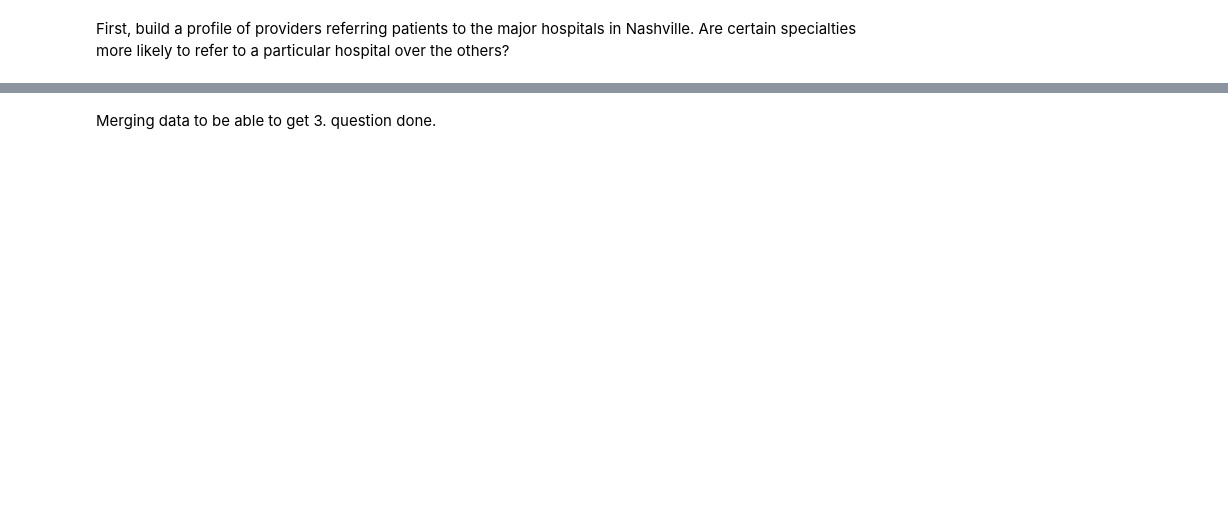
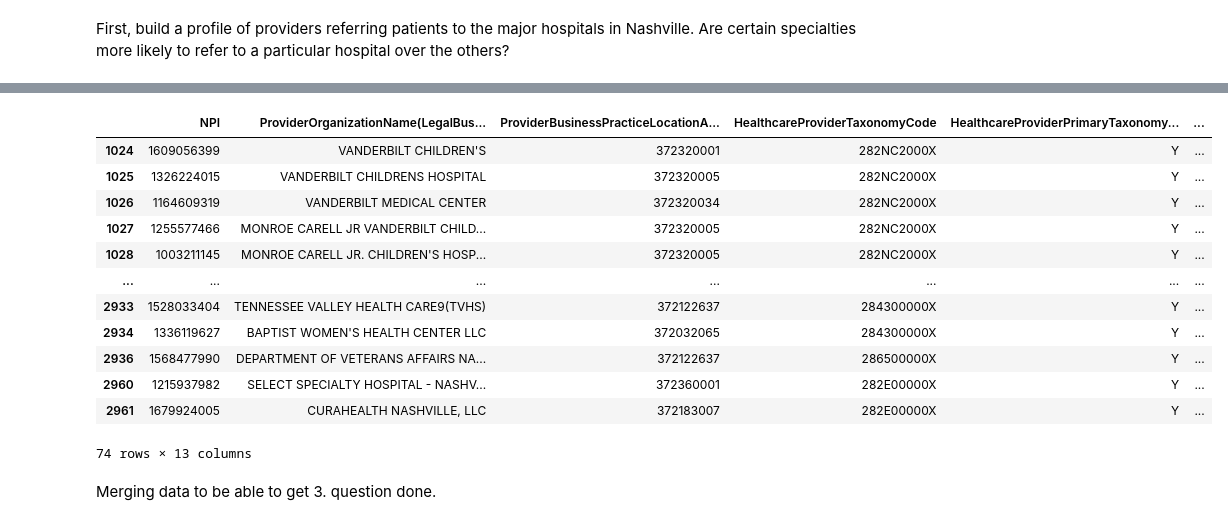
Before and after one commit to nss-data-science-cohort-6/hop_team-double-eagle-ii, a Jupyter notebook: Analysis_AC.ipynb, the cells around one changed output, grey strips where cells are left out. Drawn from its saved outputs; the diff is of its cells as text; code cells hidden in the pictures; blank space fills up the shorter version.

```diff
--- a/Analysis_AC.ipynb
+++ b/Analysis_AC.ipynb
@@ -50,7 +110,21 @@ taxonomy_nucc
 # %%
-provider = pd.DataFrame(provider_sqlite)
+provider = pd.DataFrame(provider)
 provider = provider.merge(taxonomy_nucc, left_on = "HealthcareProviderTaxonomyCode", right_on = "Code")
 provider_hospitals = provider[provider['Grouping'] == 'Hospitals']
 provider_hospitals
+# %% [output]
+|  | NPI | ProviderOrganizationName(LegalBus... | ProviderBusinessPracticeLocationA... | HealthcareProviderTaxonomyCode | HealthcareProviderPrimaryTaxonomy... | ... |
+| 1024 | 1609056399 | VANDERBILT CHILDREN'S | 372320001 | 282NC2000X | Y | ... |
+| 1025 | 1326224015 | VANDERBILT CHILDRENS HOSPITAL | 372320005 | 282NC2000X | Y | ... |
+| 1026 | 1164609319 | VANDERBILT MEDICAL CENTER | 372320034 | 282NC2000X | Y | ... |
+| 1027 | 1255577466 | MONROE CARELL JR VANDERBILT CHILD... | 372320005 | 282NC2000X | Y | ... |
+| 1028 | 1003211145 | MONROE CARELL JR. CHILDREN'S HOSP... | 372320005 | 282NC2000X | Y | ... |
+| ... | ... | ... | ... | ... | ... | ... |
+| 2933 | 1528033404 | TENNESSEE VALLEY HEALTH CARE9(TVHS) | 372122637 | 284300000X | Y | ... |
+| 2934 | 1336119627 | BAPTIST WOMEN'S HEALTH CENTER LLC | 372032065 | 284300000X | Y | ... |
+| 2936 | 1568477990 | DEPARTMENT OF VETERANS AFFAIRS NA... | 372122637 | 286500000X | Y | ... |
+| 2960 | 1215937982 | SELECT SPECIALTY HOSPITAL - NASHV... | 372360001 | 282E00000X | Y | ... |
+| 2961 | 1679924005 | CURAHEALTH NASHVILLE, LLC | 372183007 | 282E00000X | Y | ... |
+74 rows × 13 columns
 # %% [markdown]
 Merging data to be able to get 3. question done.
```
Also changed, not shown: parts of 11 cells of this notebook.
